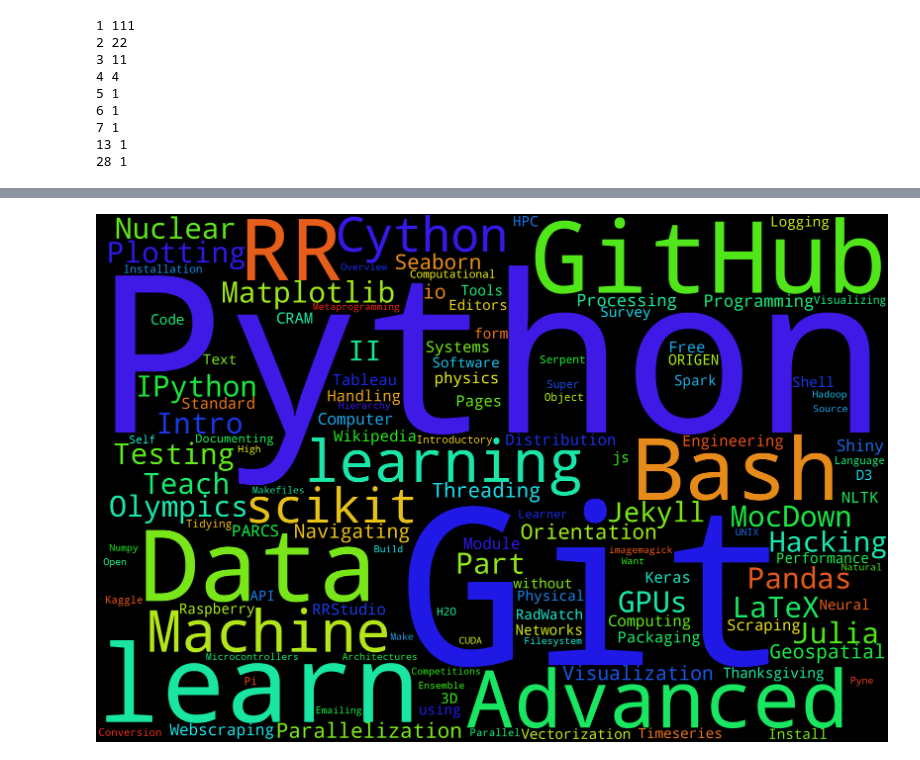
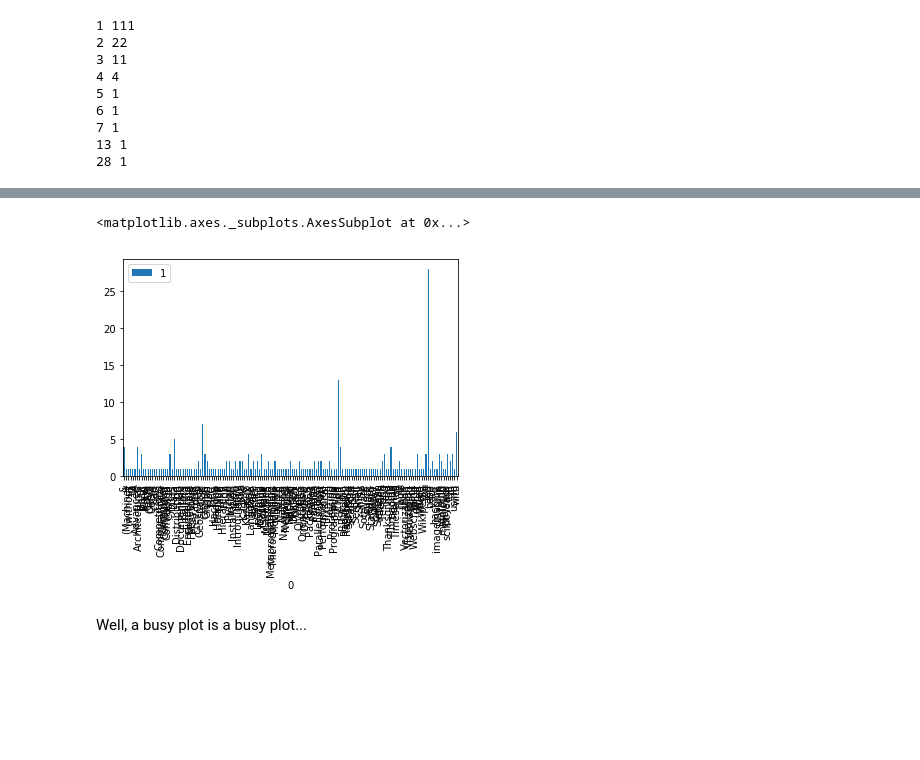
Before and after one commit to thehackerwithin/berkeley, a Jupyter notebook: code_examples/intropy_sp17/thw-python.ipynb, the cells around one changed output, grey strips where cells are left out. Drawn from its saved outputs; the diff is of its cells as text; code cells hidden in the pictures; blank space fills up the shorter version.

```diff
--- a/code_examples/intropy_sp17/thw-python.ipynb
+++ b/code_examples/intropy_sp17/thw-python.ipynb
@@ -321,4 +503,10 @@ wordcloud = WordCloud(width=3000, height=2000, prefer_horizontal=1, stopwords=No
-# %%
-wordcloud.to_image()
-# %% [output]
-[figure, removed]
+# %%
+import pandas as pd
+dataframe = pd.read_table("freq_dict_thw.txt", sep=' ', header=None, index_col=0)
+# %%
+dataframe.plot(kind='bar')
+# %% [output]
+<matplotlib.axes._subplots.AxesSubplot at 0x...>
+[figure, added]
+# %% [markdown]
+Well, a busy plot is a busy plot...
```
Also changed, not shown: parts of 114 cells of this notebook.
